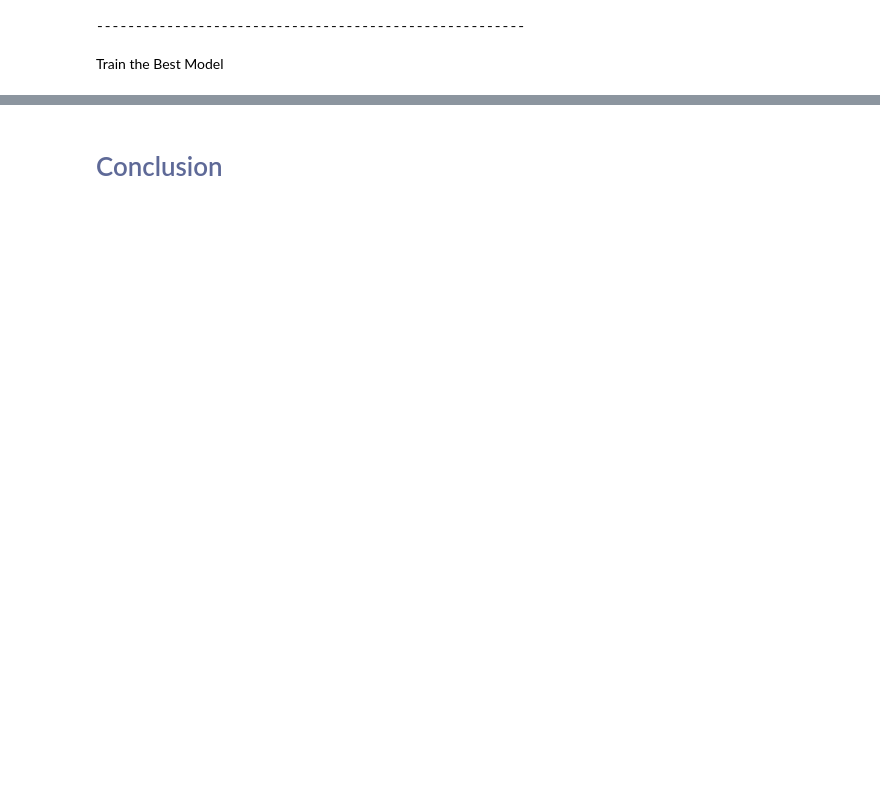
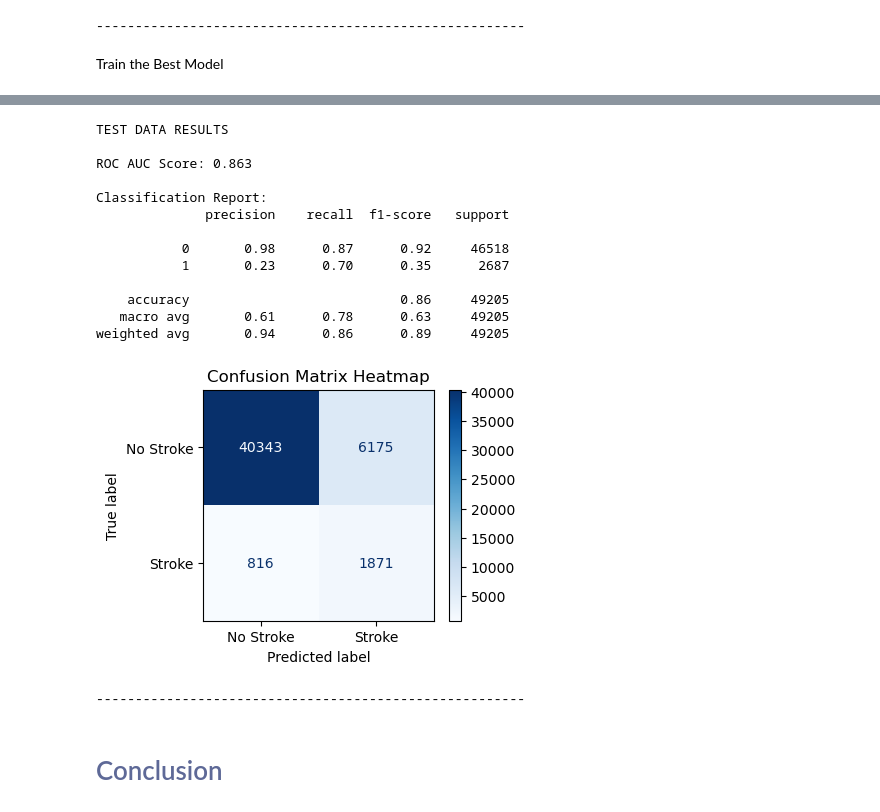
Before and after one commit to johnpospisil/heart-disease, a Jupyter notebook: heart-disease-prediction.ipynb, the cells around one changed output, grey strips where cells are left out. Saved outputs shown, nothing was run; the diff lists cells and outputs as text; code cells hidden in the pictures; blank space fills up the shorter version.

```diff
--- a/heart-disease-prediction.ipynb
+++ b/heart-disease-prediction.ipynb
@@ -1778,3 +1817,53 @@ weighted avg       0.94      0.88      0.90     49205
 -------------------------------------------------------
+# %%
+from xgboost import XGBClassifier
+from lightgbm import LGBMClassifier
+from sklearn.ensemble import VotingClassifier
+from sklearn.metrics import roc_auc_score
+
+# Initialize the best XGBoost and LightGBM models with tuned hyperparameters
+xgb_best = XGBClassifier(
+    colsample_bytree=0.7, learning_rate=0.018, max_depth=2,
+    min_child_weight=3, n_estimators=100, reg_alpha=0.3,
+    reg_lambda=1.0, subsample=0.75, random_state=0
+)
+
+lgb_best = LGBMClassifier(
+    colsample_bytree=0.55, learning_rate=0.04, max_depth=3,
+    min_child_samples=30, n_estimators=90, reg_alpha=0.3,
+    reg_lambda=1.2, subsample=0.4, random_state=0
+)
+
+# Create a soft voting ensemble (averages predicted probabilities)
+ensemble_model = VotingClassifier(
+    estimators=[('xgb', xgb_best), ('lgbm', lgb_best)],
+    voting='soft'  # Use soft voting to average probabilities
+)
+
+# Train ensemble model
+ensemble_model.fit(X_train_tree, y_train_tree)
+
+# Predict probabilities for AUC ROC calculation
+y_pred_proba = ensemble_model.predict_proba(X_test_tree)[:, 1]
+
+# Evaluate model performance
+print("\nTEST DATA RESULTS")
+evaluate_model_performance(ensemble_model, X_test_tree, y_test)
+# %% [output]
+TEST DATA RESULTS
+
+ROC AUC Score: 0.863
+
+Classification Report:
+              precision    recall  f1-score   support
+
+           0       0.98      0.87      0.92     46518
+           1       0.23      0.70      0.35      2687
+
+    accuracy                           0.86     49205
+   macro avg       0.61      0.78      0.63     49205
+weighted avg       0.94      0.86      0.89     49205
+[figure, added]
+-------------------------------------------------------
 # %% [markdown]
 # <span style="color:#5E6997">Conclusion</span> <a class="anchor" id="conclusion"></a>
```
Also changed, not shown: parts of 24 cells of this notebook, 2 other files.
